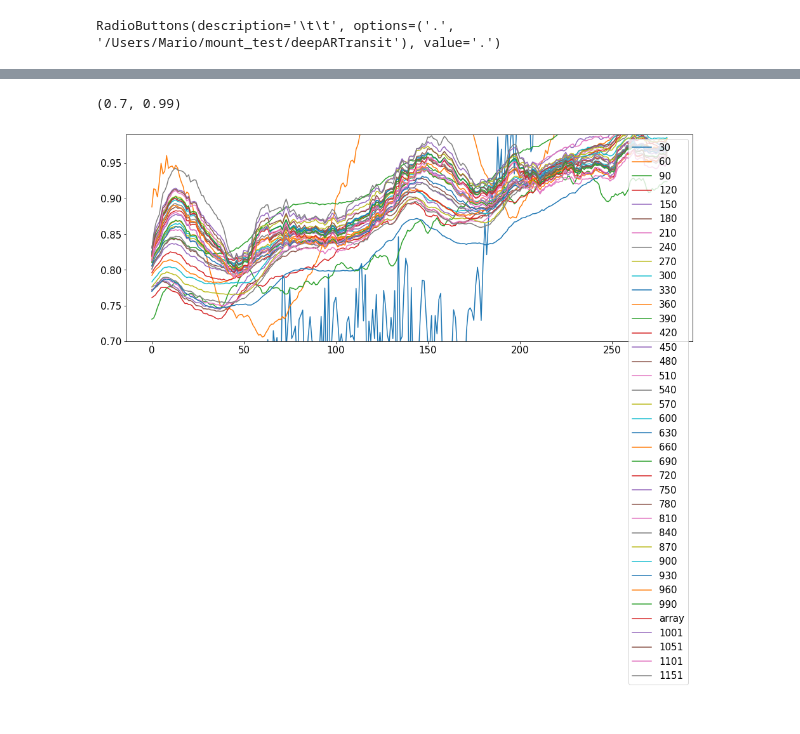
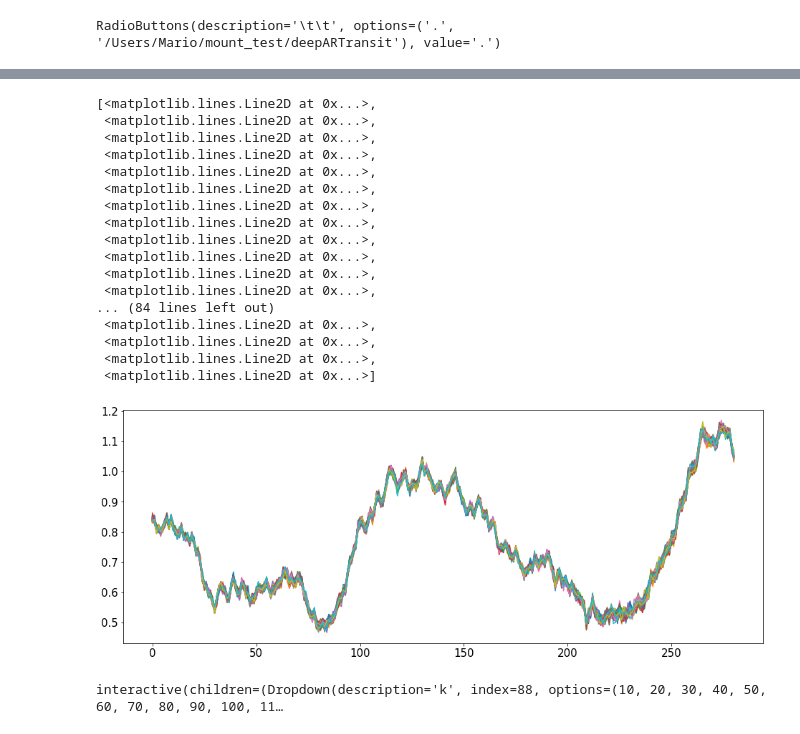
Before and after one commit to ucl-exoplanets/deepARTransit, a Jupyter notebook: deepartransit/notebooks/01_learning_process.ipynb, the cells around one changed output, grey strips where cells are left out. Saved outputs shown, nothing was run; the diff lists cells and outputs as text; code cells hidden in the pictures.

Commit message:
std and multi-step in-learning plots

```diff
--- a/deepartransit/notebooks/01_learning_process.ipynb
+++ b/deepartransit/notebooks/01_learning_process.ipynb
@@ -95,8 +95,12 @@ os.listdir(os.path.join(project_dir, config.output_dir))
 # %%
 d = {}
-for fn in [s for s in os.listdir(os.path.join(project_dir, config.output_dir)) if (s[:4] == 'pred')][:200]:
+for fn in [s for s in os.listdir(os.path.join(project_dir, config.output_dir)) if (s[:4] == 'pred')]:
     step = fn.split('_')[-1].split('.')[0]
-    d[step] = np.load(os.path.join(project_dir, config.output_dir, fn)).mean(axis=0)
-    #pred_instr = traces_array.mean(axis=(0))
-    #length_pred = pred_instr.shape[1]
-    #plc_trans = data.Z[:, config.pretrans_length:config.pretrans_length+config.trans_length+1]
+    try:
+        d[int(step)] = np.load(os.path.join(project_dir, config.output_dir, fn))#.mean(axis=0)
+        #pred_instr = traces_array.mean(axis=(0))
+        #length_pred = pred_instr.shape[1]
+        #plc_trans = data.Z[:, config.pretrans_length:config.pretrans_length+config.trans_length+1]
+    except:
+        print(fn)
+        continue
@@ -120,8 +116,37 @@ step_selection
-# %%
-for k, pred in d.items():
-    plt.plot(pred[0], label=k)
-plt.legend()
-plt.ylim(0.7, 0.99)
-# %% [output]
-(0.7, 0.99)
-[figure, removed]
+# %%
+plt.plot(d[270][:,0,:,0].T)
+# %% [output]
+[<matplotlib.lines.Line2D at 0x...>,
+ <matplotlib.lines.Line2D at 0x...>,
+ <matplotlib.lines.Line2D at 0x...>,
+ <matplotlib.lines.Line2D at 0x...>,
+ <matplotlib.lines.Line2D at 0x...>,
+ <matplotlib.lines.Line2D at 0x...>,
+ <matplotlib.lines.Line2D at 0x...>,
+ <matplotlib.lines.Line2D at 0x...>,
+ <matplotlib.lines.Line2D at 0x...>,
+ <matplotlib.lines.Line2D at 0x...>,
+ <matplotlib.lines.Line2D at 0x...>,
+ <matplotlib.lines.Line2D at 0x...>,
+... (84 lines left out)
+ <matplotlib.lines.Line2D at 0x...>,
+ <matplotlib.lines.Line2D at 0x...>,
+ <matplotlib.lines.Line2D at 0x...>,
+ <matplotlib.lines.Line2D at 0x...>]
+[figure, added]
+# %%
+from ipywidgets import interact
+
+def update(k = step_list[-1]):#(50, 400, 50)):
+    plt.plot(data.Z.flatten())
+    plt.plot(np.load(os.path.join(project_dir, config.output_dir, 'loc_array_{}.npy'.format(k))).flatten())
+    plt.plot(range(config.pretrans_length, config.pretrans_length+ config.trans_length + 1),
+             d[k][:,0,:,0].T, label=k, color='red', linewidth=0.5)
+    plt.plot(range(config.pretrans_length, config.pretrans_length+ config.trans_length + 1),
+             d[k][:,0,:,0].mean(0), label=k, color='orange', linewidth=0.2)
+    plt.show()
+
+interact(update, k=step_list)#(step_list[0], step_list[-1], 2 * config.freq_eval))
+pass
+# %% [output]
+interactive(children=(Dropdown(description='k', index=88, options=(10, 20, 30, 40, 50, 60, 70, 80, 90, 100, 11…
```
Also changed, not shown: parts of 6 cells of this notebook, 1 other file.
